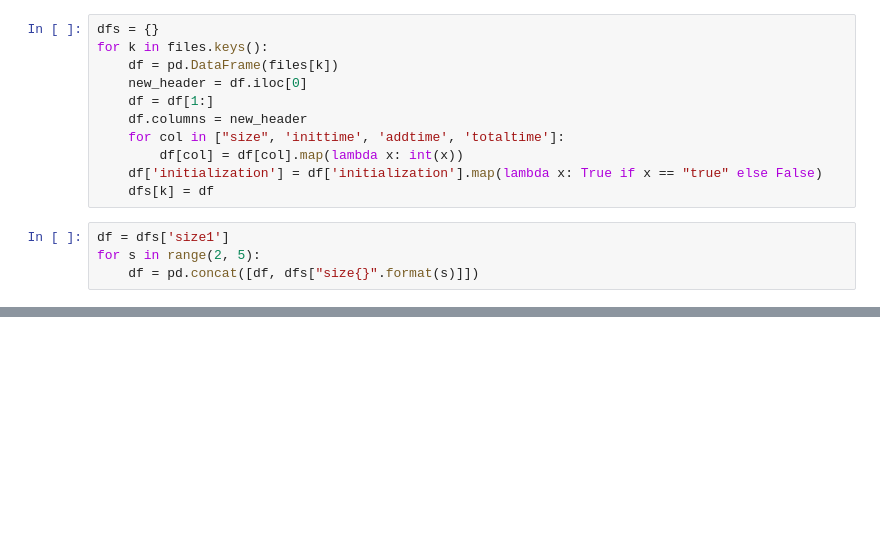
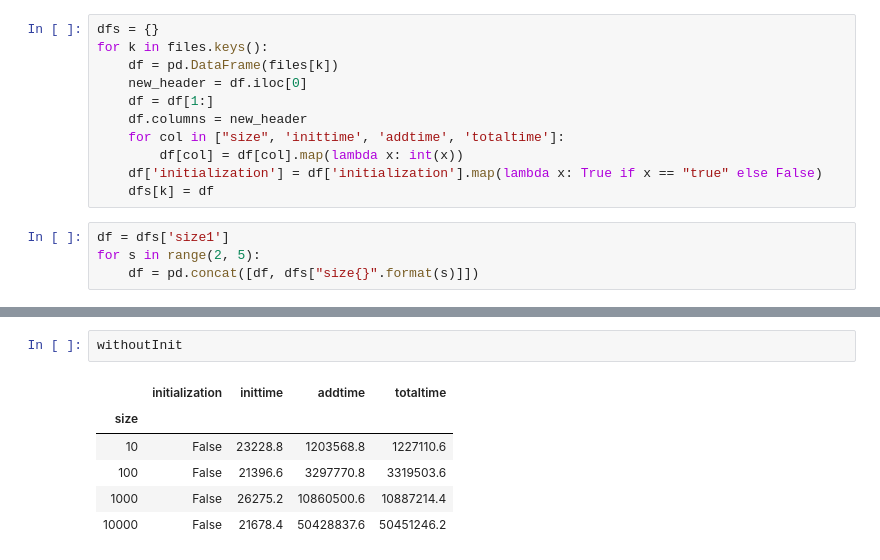
Before and after one commit to ShinsakuOkazaki/master-thesis, a Jupyter notebook: project/java_memory_alloc_object/analysis/visualization.ipynb, the cells around one changed output, grey strips where cells are left out. Saved outputs shown, nothing was run; the diff lists cells and outputs as text; blank space fills up the shorter version.

```diff
--- a/project/java_memory_alloc_object/analysis/visualization.ipynb
+++ b/project/java_memory_alloc_object/analysis/visualization.ipynb
@@ -33,0 +37,9 @@ DataError: No numeric types to aggregate
+# %%
+withoutInit
+# %% [output]
+|  | initialization | inittime | addtime | totaltime |
+| size |  |  |  |  |
+| 10 | False | 23228.8 | 1203568.8 | 1227110.6 |
+| 100 | False | 21396.6 | 3297770.8 | 3319503.6 |
+| 1000 | False | 26275.2 | 10860500.6 | 10887214.4 |
+| 10000 | False | 21678.4 | 50428837.6 | 50451246.2 |
```
Also changed, not shown: parts of 5 cells of this notebook, 48 other files.
